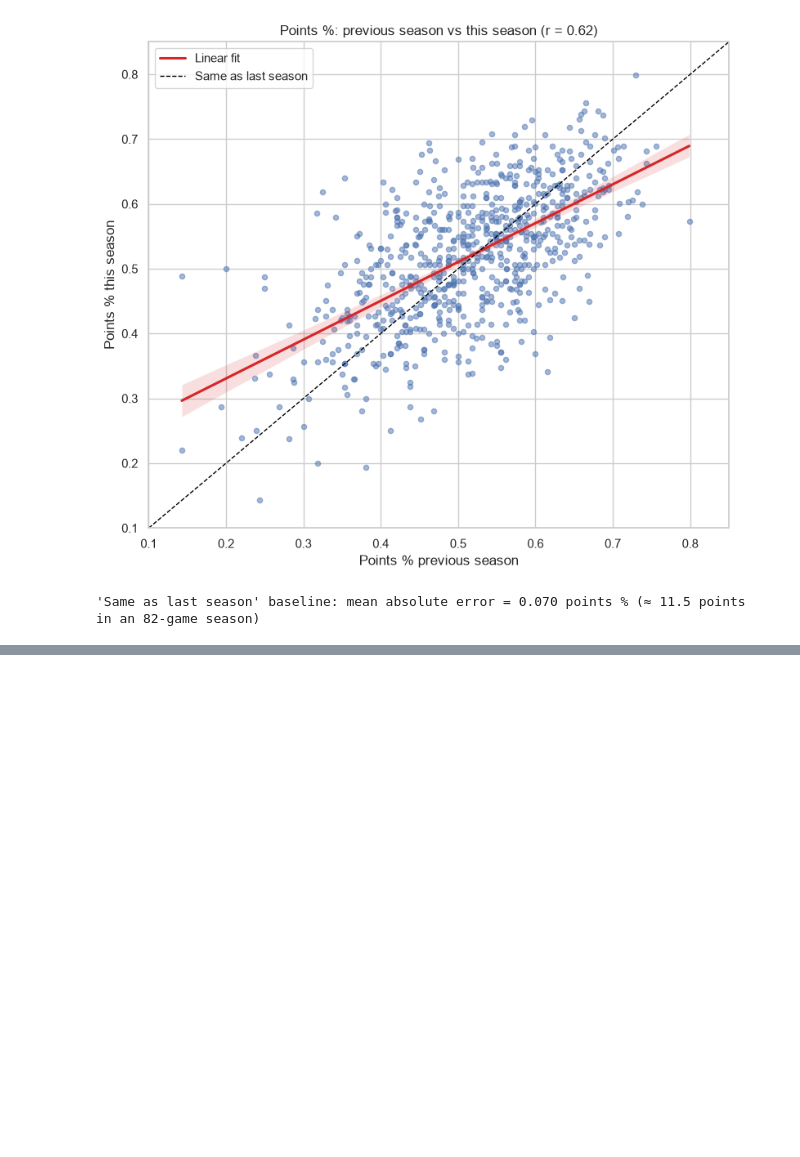
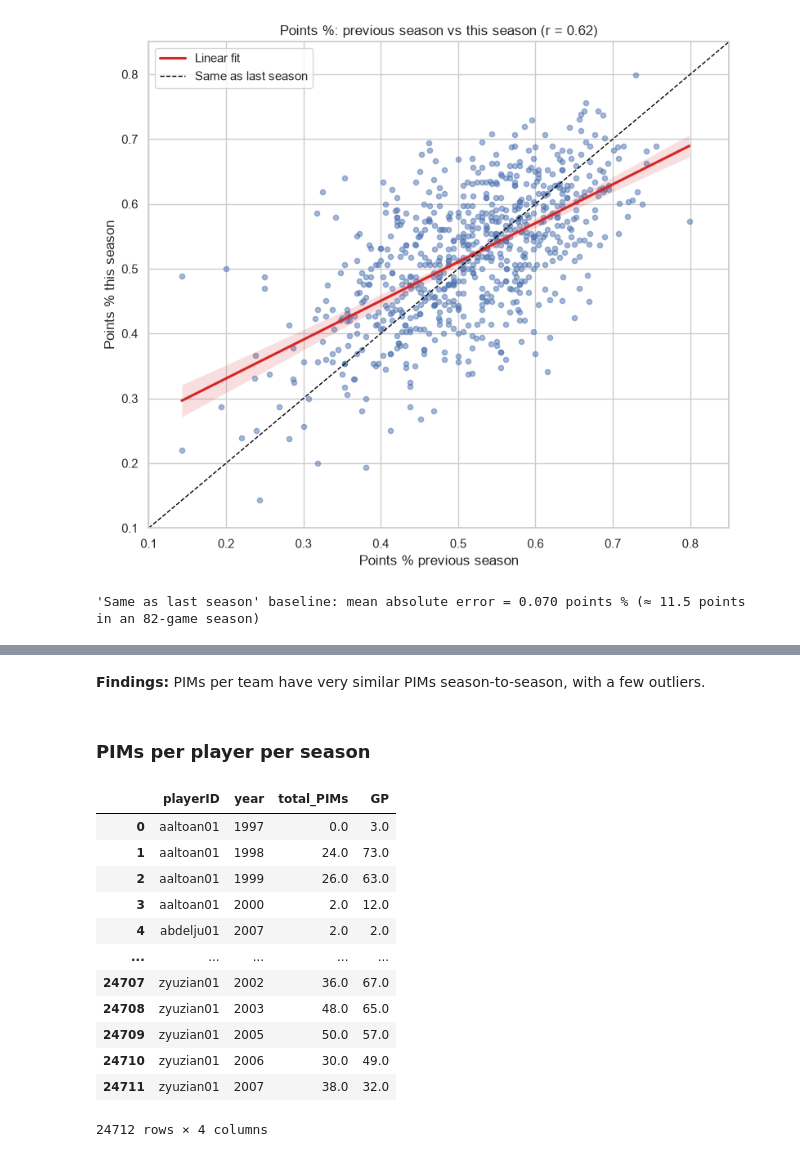
Before and after one commit to Nathan-Pinheiro/AC_hockey_predictions, a Jupyter notebook: data_analysis.ipynb, the cells around one changed output, grey strips where cells are left out. Saved outputs shown, nothing was run; the diff lists cells and outputs as text; code cells hidden in the pictures; blank space fills up the shorter version.

```diff
--- a/data_analysis.ipynb
+++ b/data_analysis.ipynb
@@ -379,0 +446,41 @@ print(f"'Same as last season' baseline: mean absolute error = {mean_absolute_err
+# %% [markdown]
+**Findings:** PIMs per team have very similar PIMs season-to-season, with a few outliers.
+# %% [markdown]
+### PIMs per player per season
+# %%
+# Target: PIMs per player per season
+pims_player_df = scoring_1979.copy()
+
+# Add 0 to empty PIMs
+pims_player_df["PIM"] = pims_player_df["PIM"].apply(lambda x: 0.0 if int(pd.isna(x)) else x )
+
+# Rows with empty GP/PIM are players who only played in the playoffs (no regular-season games),
+# so they are not part of the regular-season target
+pims_player_df = pims_player_df.dropna(subset=["GP"])
+
+# Players can be traded to different teams every season, so we sum the total of PIMs for every season and team
+# the player has played
+pims_player_df = (
+    scoring_1979.groupby(["playerID", "year"])
+    .agg(total_PIMs=("PIM", "sum"), GP=("GP", "sum"))
+    .reset_index()
+    .sort_values(["playerID", "year"])
+)
+
+pims_player_df["total_PIMs"] = total_pims["PIM"]
+
+display(pims_player_df)
+# %% [output]
+|  | playerID | year | total_PIMs | GP |
+| 0 | aaltoan01 | 1997 | 0.0 | 3.0 |
+| 1 | aaltoan01 | 1998 | 24.0 | 73.0 |
+| 2 | aaltoan01 | 1999 | 26.0 | 63.0 |
+| 3 | aaltoan01 | 2000 | 2.0 | 12.0 |
+| 4 | abdelju01 | 2007 | 2.0 | 2.0 |
+| ... | ... | ... | ... | ... |
+| 24707 | zyuzian01 | 2002 | 36.0 | 67.0 |
+| 24708 | zyuzian01 | 2003 | 48.0 | 65.0 |
+| 24709 | zyuzian01 | 2005 | 50.0 | 57.0 |
+| 24710 | zyuzian01 | 2006 | 30.0 | 49.0 |
+| 24711 | zyuzian01 | 2007 | 38.0 | 32.0 |
+24712 rows × 4 columns
```
Also changed, not shown: parts of 15 cells of this notebook, 2 other files.
